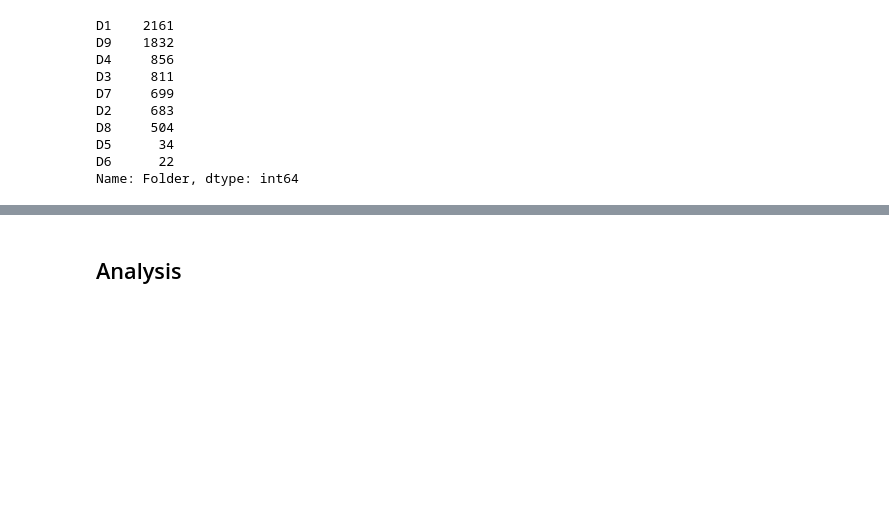
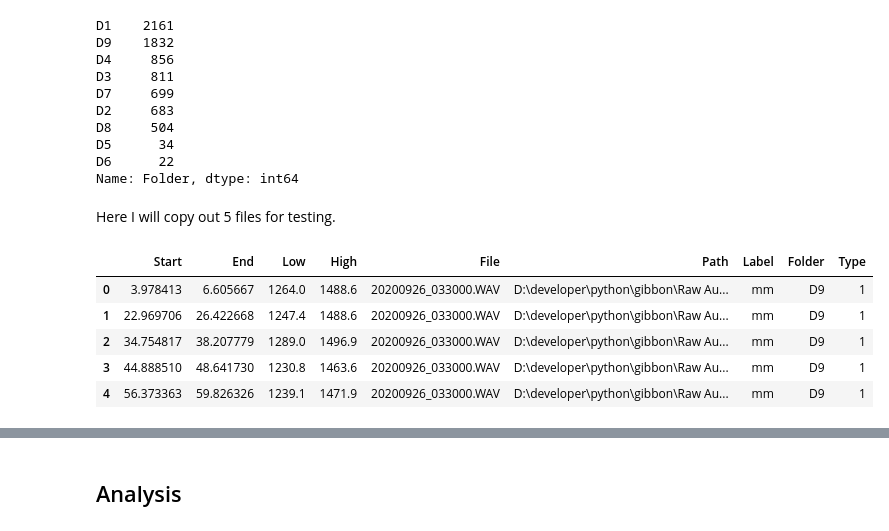
Before and after one commit to Juank060790/GibbonCallProjectFE, a Jupyter notebook: EDA.ipynb, the cells around one changed output, grey strips where cells are left out. Drawn from its saved outputs; the diff is of its cells as text; code cells hidden in the pictures; blank space fills up the shorter version.

```diff
--- a/EDA.ipynb
+++ b/EDA.ipynb
@@ -103,9 +86,6 @@ df.head()
 # %%
 def find(x):
     folder = re.findall(r"\\(\w\d)", x)[0]
-    if folder == 20:
-        print(x)
-        return x
     return folder
 # %%
 # Copied from helper/extract.py
@@ -139,0 +118,4 @@ df.groupby("Folder")
+# %% [markdown]
+Here I will copy out 5 files for testing.
+# %%
+df.rename(columns = {"Begin File": "File"}, inplace = True)
@@ -139,0 +125,11 @@ df.groupby("Folder")
+# %%
+test_df = df.query("File.isin(@test_files)")
+# %%
+test_df.head()
+# %% [output]
+|  | Start | End | Low | High | File | Path | Label | Folder | Type |
+| 0 | 3.978413 | 6.605667 | 1264.0 | 1488.6 | 20200926_033000.WAV | D:\developer\python\gibbon\Raw Au... | mm | D9 | 1 |
+| 1 | 22.969706 | 26.422668 | 1247.4 | 1488.6 | 20200926_033000.WAV | D:\developer\python\gibbon\Raw Au... | mm | D9 | 1 |
+| 2 | 34.754817 | 38.207779 | 1289.0 | 1496.9 | 20200926_033000.WAV | D:\developer\python\gibbon\Raw Au... | mm | D9 | 1 |
+| 3 | 44.888510 | 48.641730 | 1230.8 | 1463.6 | 20200926_033000.WAV | D:\developer\python\gibbon\Raw Au... | mm | D9 | 1 |
+| 4 | 56.373363 | 59.826326 | 1239.1 | 1471.9 | 20200926_033000.WAV | D:\developer\python\gibbon\Raw Au... | mm | D9 | 1 |
```
Also changed, not shown: parts of 8 cells of this notebook, 4 other files.
